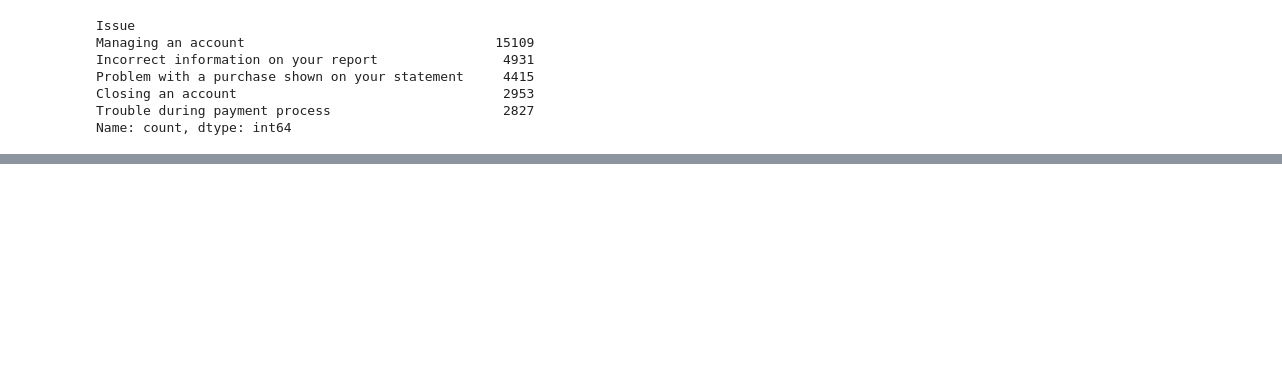
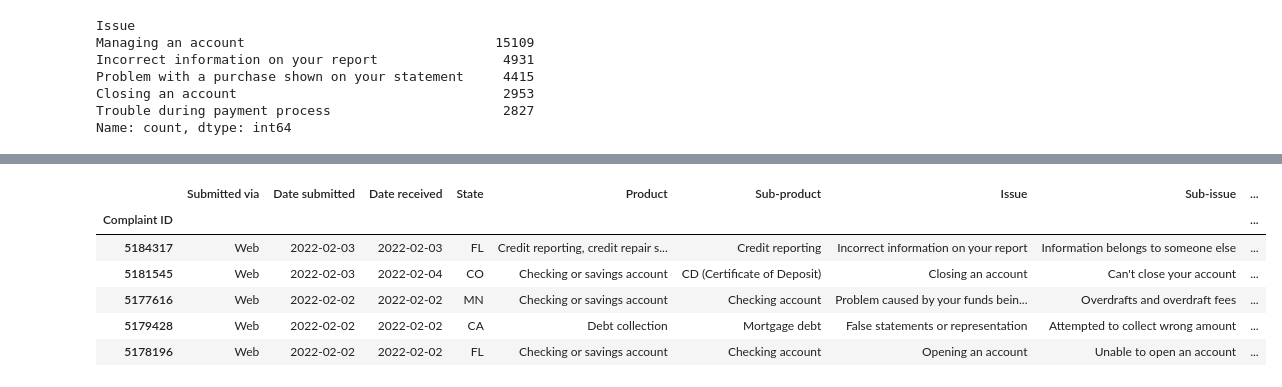
Before and after one commit to japablaza/python, a Jupyter notebook: data_analysis/pandas_inac_102.ipynb, the cells around one changed output, grey strips where cells are left out. Saved outputs shown, nothing was run; the diff lists cells and outputs as text; code cells hidden in the pictures; blank space fills up the shorter version.

```diff
--- a/data_analysis/pandas_inac_102.ipynb
+++ b/data_analysis/pandas_inac_102.ipynb
@@ -134,0 +114,11 @@ df[newyork & mortgage].head()
+# %%
+date22_23 = df['Date submitted'].between('2022-02-02', '2022-02-03')
+df[date22_23].head()
+# %% [output]
+|  | Submitted via | Date submitted | Date received | State | Product | Sub-product | Issue | Sub-issue | ... |
+| Complaint ID |  |  |  |  |  |  |  |  | ... |
+| 5184317 | Web | 2022-02-03 | 2022-02-03 | FL | Credit reporting, credit repair s... | Credit reporting | Incorrect information on your report | Information belongs to someone else | ... |
+| 5181545 | Web | 2022-02-03 | 2022-02-04 | CO | Checking or savings account | CD (Certificate of Deposit) | Closing an account | Can't close your account | ... |
+| 5177616 | Web | 2022-02-02 | 2022-02-02 | MN | Checking or savings account | Checking account | Problem caused by your funds bein... | Overdrafts and overdraft fees | ... |
+| 5179428 | Web | 2022-02-02 | 2022-02-02 | CA | Debt collection | Mortgage debt | False statements or representation | Attempted to collect wrong amount | ... |
+| 5178196 | Web | 2022-02-02 | 2022-02-02 | FL | Checking or savings account | Checking account | Opening an account | Unable to open an account | ... |
```
Also changed, not shown: parts of 9 cells of this notebook.
